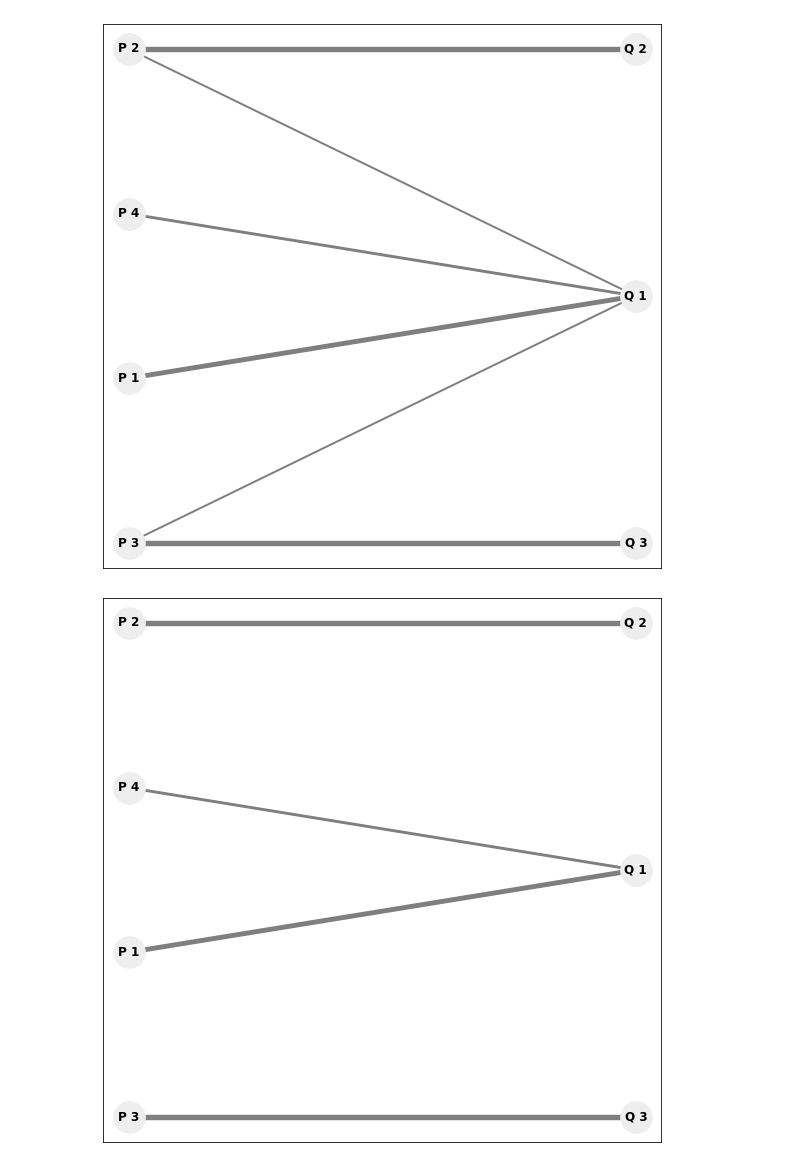
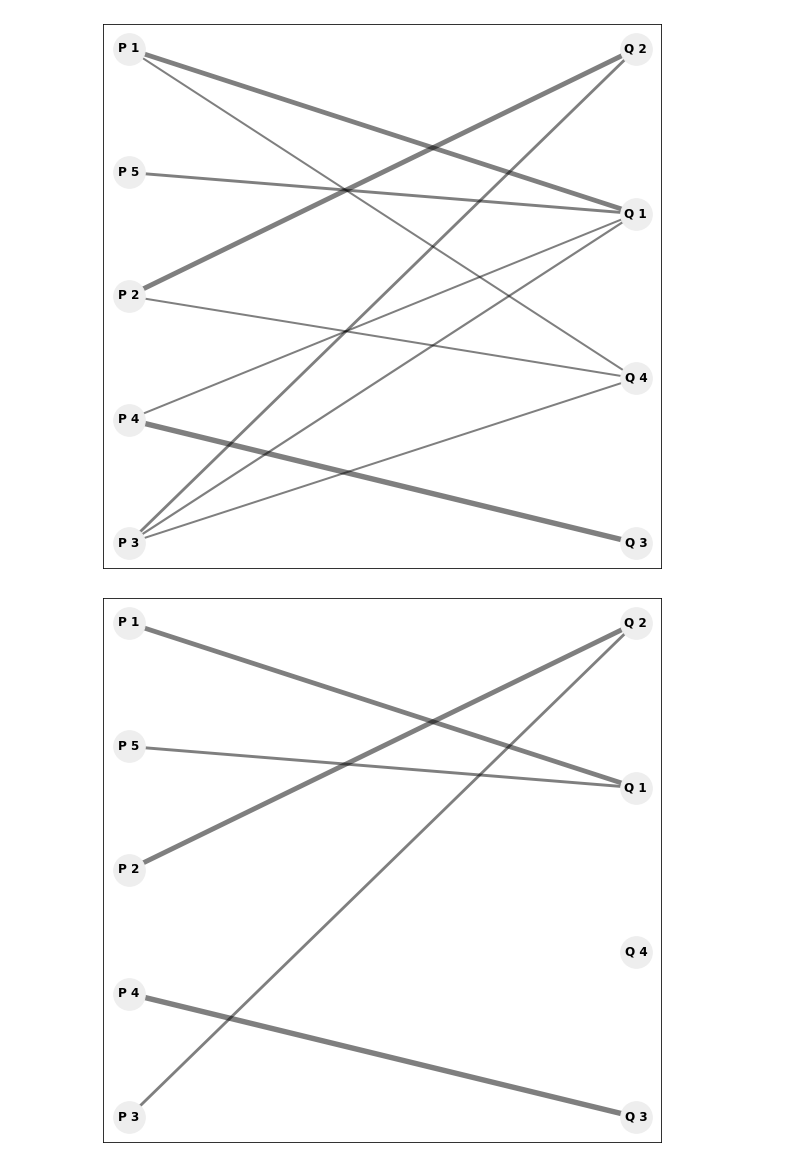
Before and after one commit to antoneri/matching-modules, a Jupyter notebook: matching.ipynb, the cells around one changed output. Saved outputs shown, nothing was run; the diff lists cells and outputs as text; code cells hidden in the pictures.

Commit message:
Add matching threshold

```diff
--- a/matching.ipynb
+++ b/matching.ipynb
@@ -17,12 +17,13 @@ def run_infomap(G, **kwargs):
 
 karate = nx.karate_club_graph()
 
-m1 = run_infomap(karate, markov_time=0.9)
-m2 = run_infomap(karate, markov_time=1.3)
+m1 = run_infomap(karate, markov_time=0.8)
+
+karate.add_edge(34, 35)
+karate.add_edge(35, 36)
+karate.add_edge(36, 34)
+m2 = run_infomap(karate, markov_time=1.4)
 # %%
-m1_group = m1.groupby("module_id")
-m2_group = m2.groupby("module_id")
-
 def group_to_dict(grouped):
     m = defaultdict(list)
     for group, nodes in grouped:
@@ -31,20 +32,20 @@ def group_to_dict(grouped):
 
     return dict(m)
 
-m1 = group_to_dict(m1_group)
-m2 = group_to_dict(m2_group)
+m1 = group_to_dict(m1.groupby("module_id"))
+m2 = group_to_dict(m2.groupby("module_id"))
 # %%
 # for illustration, not needed
 S = similarity(m1, m2)
 B = create_bipartite_graph(*S)
 pos = draw_match(B)
 # %% [output]
-[figure, old version]
+[figure, new version]
 # %%
-M = match(m1, m2)
+M = match(m1, m2, threshold=1e-6)
 _ = draw_match(M, pos=pos)
 # %% [output]
-[figure, old version]
+[figure, new version]
 # %%
 colors = ['#66c2a5','#fc8d62','#8da0cb','#e78ac3','#a6d854']
 color_graph(M, colors)
```
Also changed, not shown: parts of 3 cells of this notebook, 1 other file.
